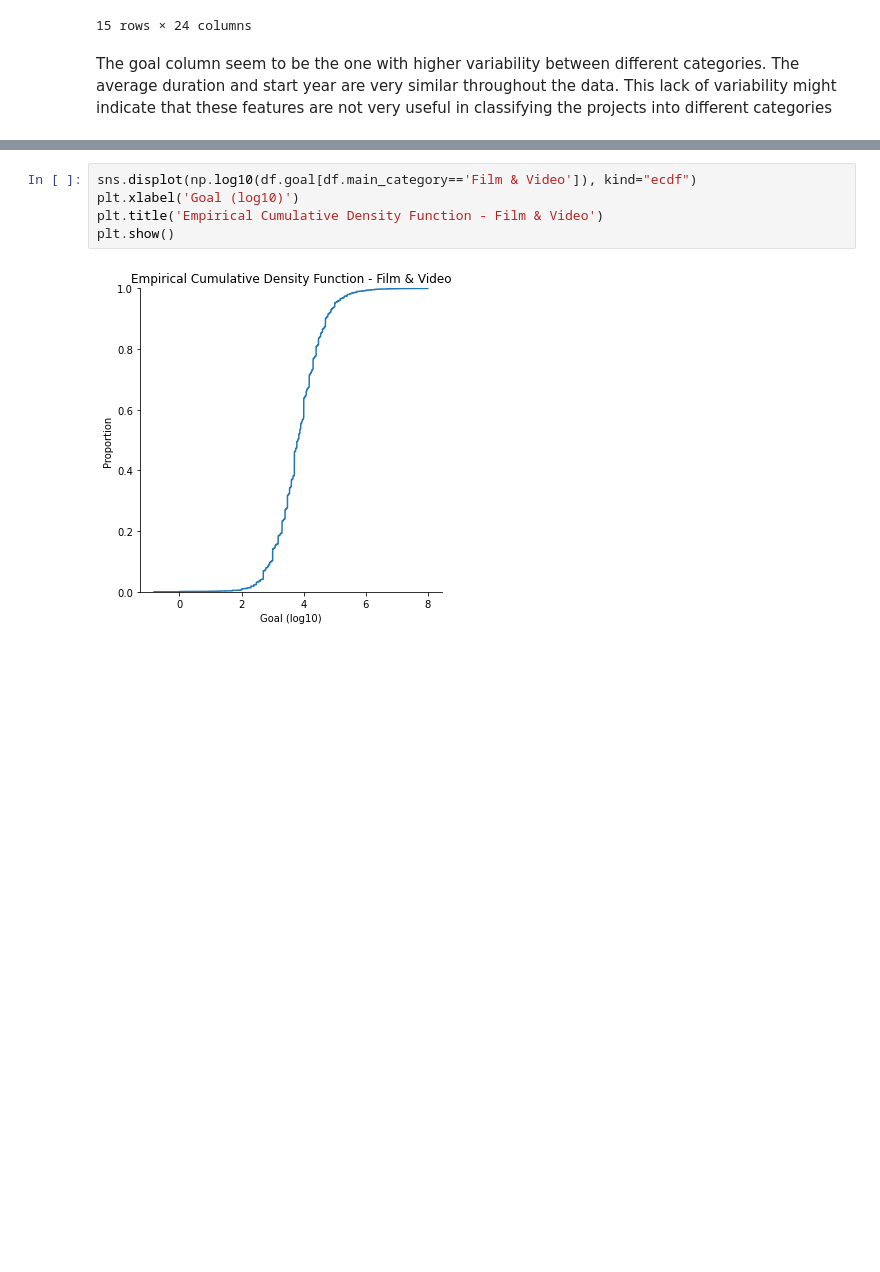
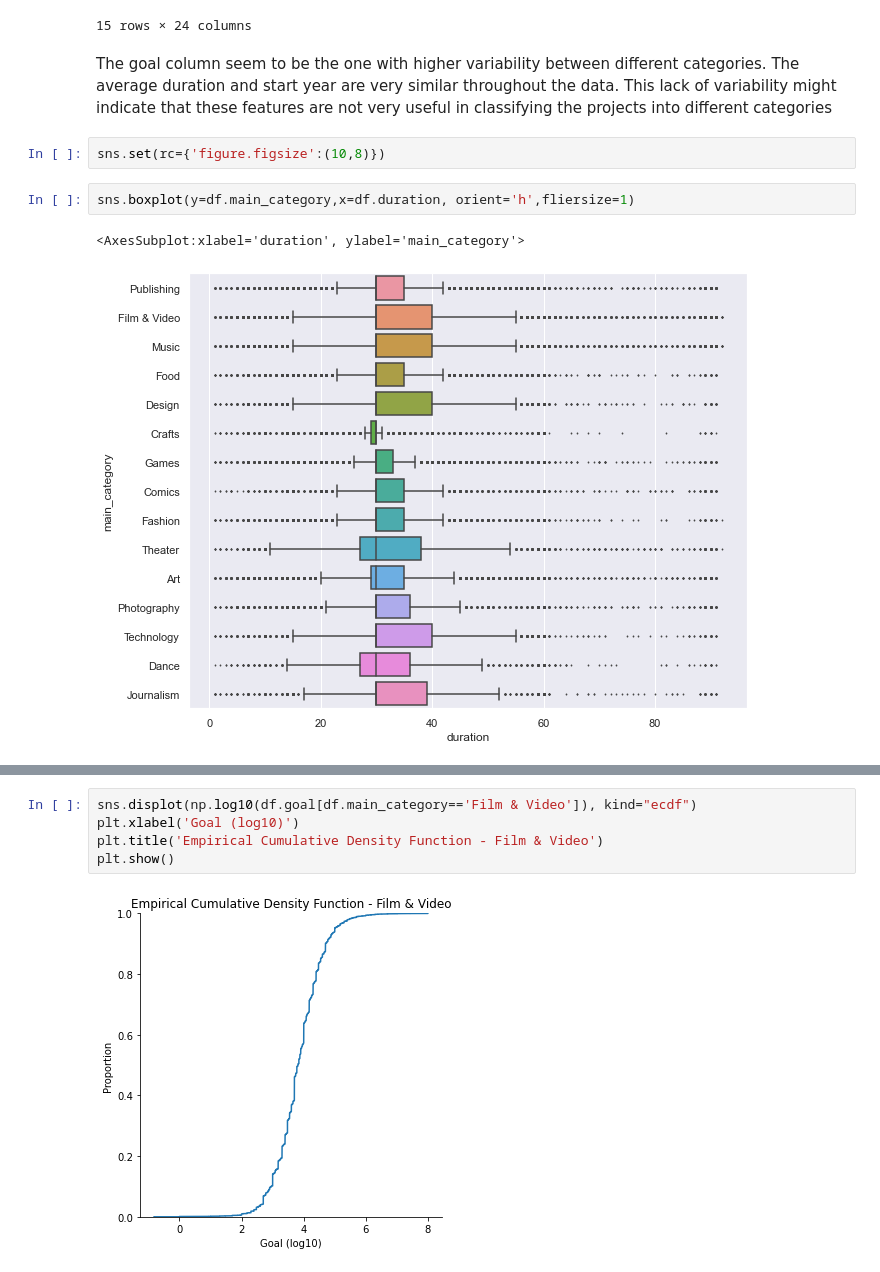
Before and after one commit to sgdantas/ks_blog_post, a Jupyter notebook: notebook.ipynb, the cells around one changed output, grey strips where cells are left out. Drawn from its saved outputs; the diff is of its cells as text; blank space fills up the shorter version.

```diff
--- a/notebook.ipynb
+++ b/notebook.ipynb
@@ -308,3 +308,10 @@ df[['goal','main_category','duration','year']].groupby('main_category').describe
 15 rows × 24 columns
 # %% [markdown]
 The goal column seem to be the one with higher variability between different categories. The average duration and start year are very similar throughout the data. This lack of variability might indicate that these features are not very useful in classifying the projects into different categories
+# %%
+sns.set(rc={'figure.figsize':(10,8)})
+# %%
+sns.boxplot(y=df.main_category,x=df.duration, orient='h',fliersize=1)
+# %% [output]
+<AxesSubplot:xlabel='duration', ylabel='main_category'>
+[figure, added]
```
Also changed, not shown: parts of 1 cell of this notebook, 2 other files.
